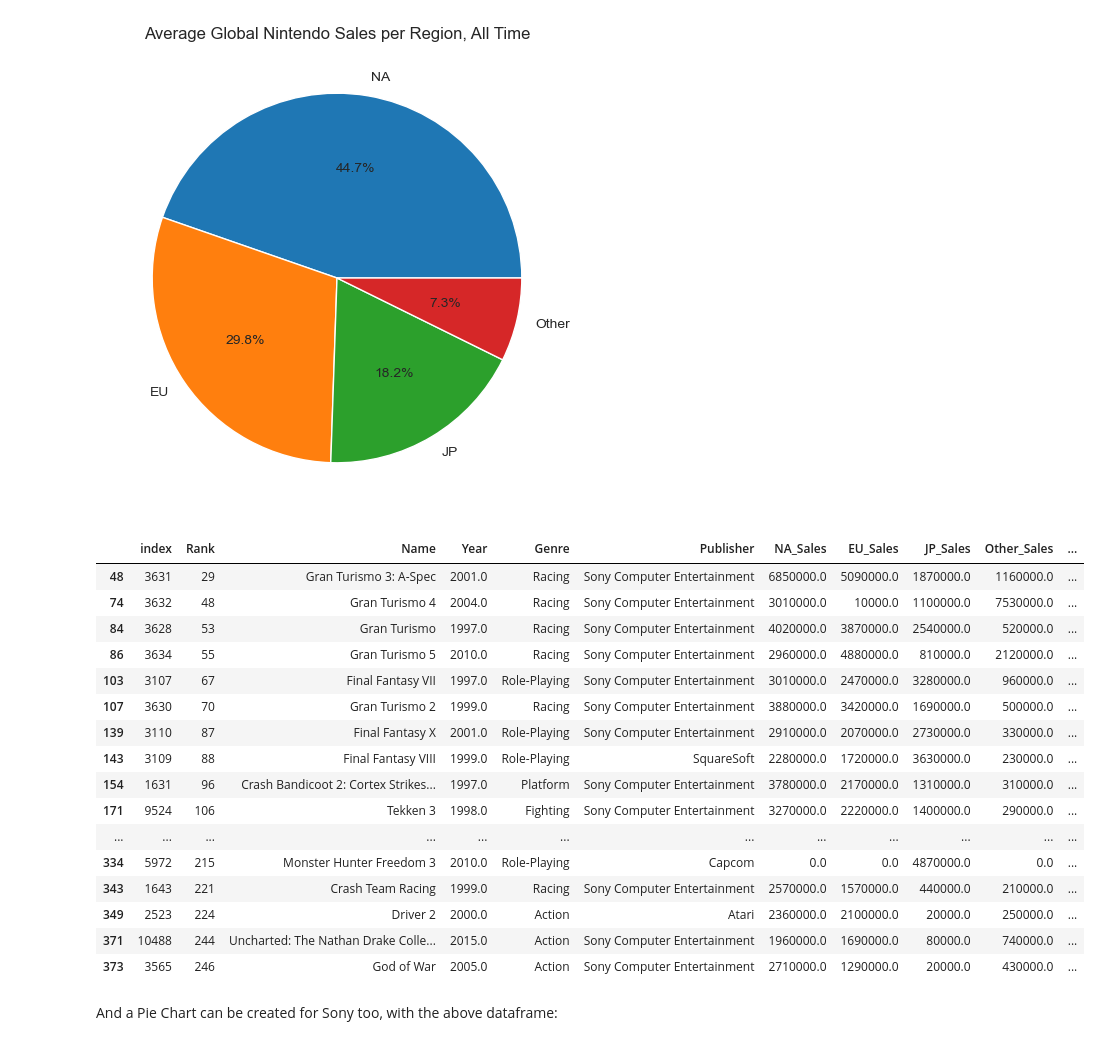
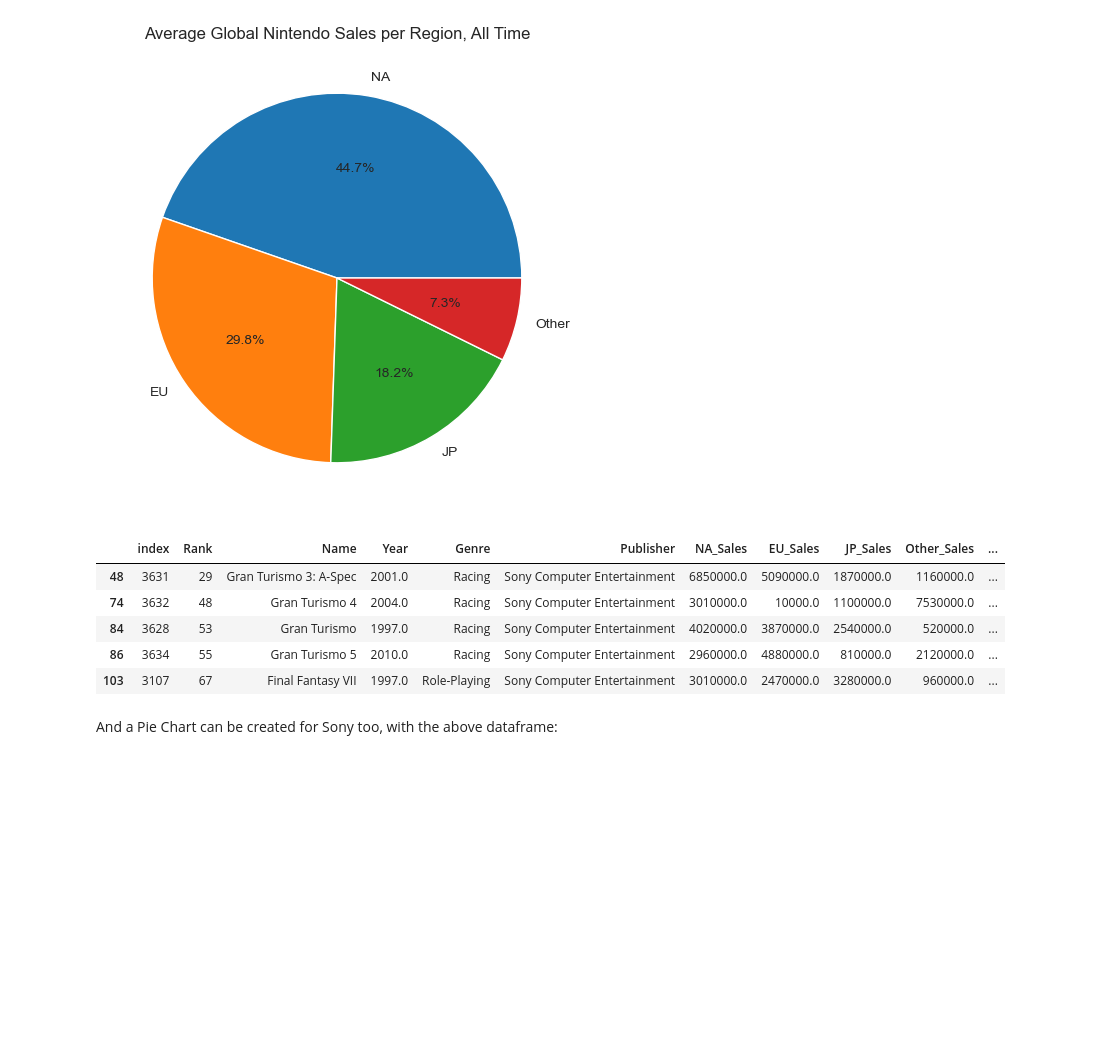
Before and after one commit to Rayan-Arshed/Data-Pipeline-Assessment-Video-Game-Data, a Jupyter notebook: Data-Pipeline-Assessment.ipynb, the cells around one changed output. Cells and saved outputs as stored; diff of their text form; code cells hidden in the pictures; blank space fills up the shorter version.

```diff
--- a/Data-Pipeline-Assessment.ipynb
+++ b/Data-Pipeline-Assessment.ipynb
@@ -1219,30 +1221,19 @@ plt.show()
 # %%
 # Doing the same but for Sony
 df_subset = df_sales_new.sort_values("Global_Sales", ascending=False).reset_index()
 
 # Finding the Sony games by using isin and a list of consoles
 sony_consoles = ["PS", "PS2", "PS3", "PS4", "PSP", "PSV"]
 df_sony_subset = df_subset[df_subset["Platforms"].isin(sony_consoles)].head(30)
 
-df_sony_subset
+df_sony_subset.head(5)
 # %% [output]
 |  | index | Rank | Name | Year | Genre | Publisher | NA_Sales | EU_Sales | JP_Sales | Other_Sales | ... |
 | 48 | 3631 | 29 | Gran Turismo 3: A-Spec | 2001.0 | Racing | Sony Computer Entertainment | 6850000.0 | 5090000.0 | 1870000.0 | 1160000.0 | ... |
 | 74 | 3632 | 48 | Gran Turismo 4 | 2004.0 | Racing | Sony Computer Entertainment | 3010000.0 | 10000.0 | 1100000.0 | 7530000.0 | ... |
 | 84 | 3628 | 53 | Gran Turismo | 1997.0 | Racing | Sony Computer Entertainment | 4020000.0 | 3870000.0 | 2540000.0 | 520000.0 | ... |
 | 86 | 3634 | 55 | Gran Turismo 5 | 2010.0 | Racing | Sony Computer Entertainment | 2960000.0 | 4880000.0 | 810000.0 | 2120000.0 | ... |
 | 103 | 3107 | 67 | Final Fantasy VII | 1997.0 | Role-Playing | Sony Computer Entertainment | 3010000.0 | 2470000.0 | 3280000.0 | 960000.0 | ... |
-| 107 | 3630 | 70 | Gran Turismo 2 | 1999.0 | Racing | Sony Computer Entertainment | 3880000.0 | 3420000.0 | 1690000.0 | 500000.0 | ... |
-| 139 | 3110 | 87 | Final Fantasy X | 2001.0 | Role-Playing | Sony Computer Entertainment | 2910000.0 | 2070000.0 | 2730000.0 | 330000.0 | ... |
-| 143 | 3109 | 88 | Final Fantasy VIII | 1999.0 | Role-Playing | SquareSoft | 2280000.0 | 1720000.0 | 3630000.0 | 230000.0 | ... |
-| 154 | 1631 | 96 | Crash Bandicoot 2: Cortex Strikes... | 1997.0 | Platform | Sony Computer Entertainment | 3780000.0 | 2170000.0 | 1310000.0 | 310000.0 | ... |
-| 171 | 9524 | 106 | Tekken 3 | 1998.0 | Fighting | Sony Computer Entertainment | 3270000.0 | 2220000.0 | 1400000.0 | 290000.0 | ... |
-| ... | ... | ... | ... | ... | ... | ... | ... | ... | ... | ... | ... |
-| 334 | 5972 | 215 | Monster Hunter Freedom 3 | 2010.0 | Role-Playing | Capcom | 0.0 | 0.0 | 4870000.0 | 0.0 | ... |
-| 343 | 1643 | 221 | Crash Team Racing | 1999.0 | Racing | Sony Computer Entertainment | 2570000.0 | 1570000.0 | 440000.0 | 210000.0 | ... |
-| 349 | 2523 | 224 | Driver 2 | 2000.0 | Action | Atari | 2360000.0 | 2100000.0 | 20000.0 | 250000.0 | ... |
-| 371 | 10488 | 244 | Uncharted: The Nathan Drake Colle... | 2015.0 | Action | Sony Computer Entertainment | 1960000.0 | 1690000.0 | 80000.0 | 740000.0 | ... |
-| 373 | 3565 | 246 | God of War | 2005.0 | Action | Sony Computer Entertainment | 2710000.0 | 1290000.0 | 20000.0 | 430000.0 | ... |
 # %% [markdown]
 And a Pie Chart can be created for Sony too, with the above dataframe:
 # %%
```
Also changed, not shown: parts of 8 cells of this notebook.
